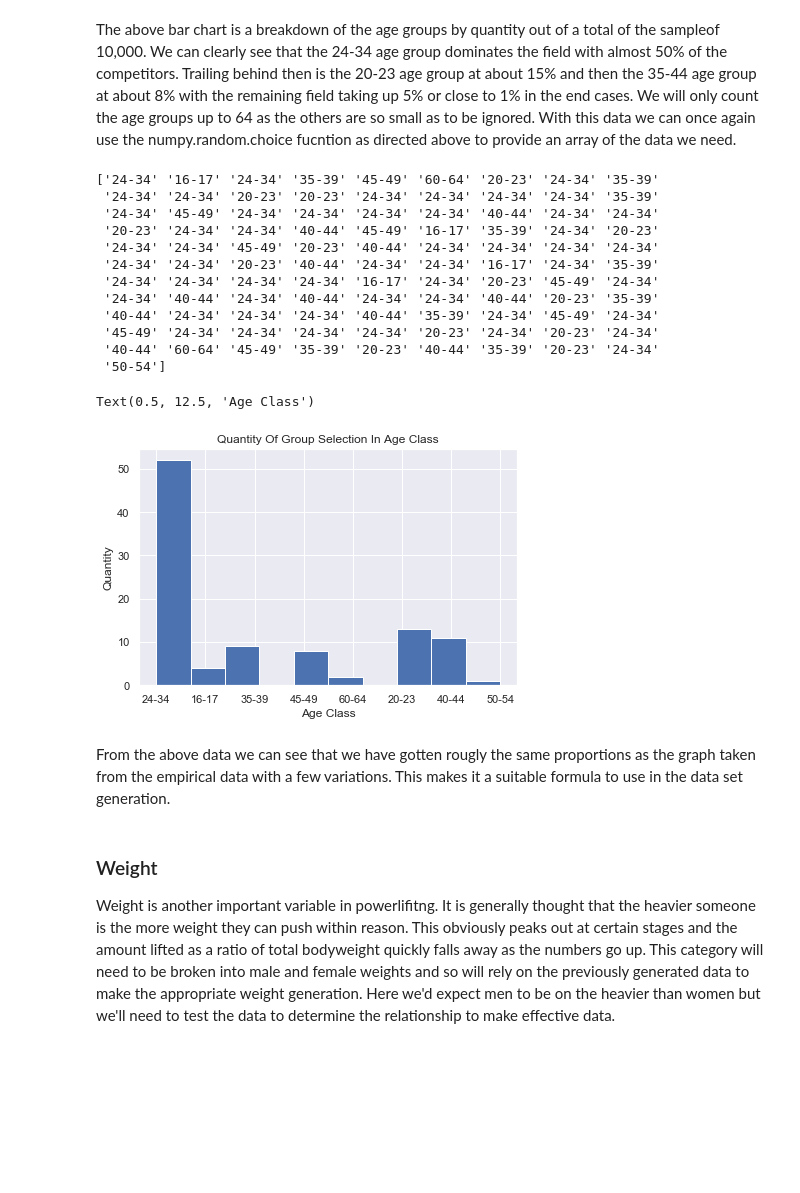
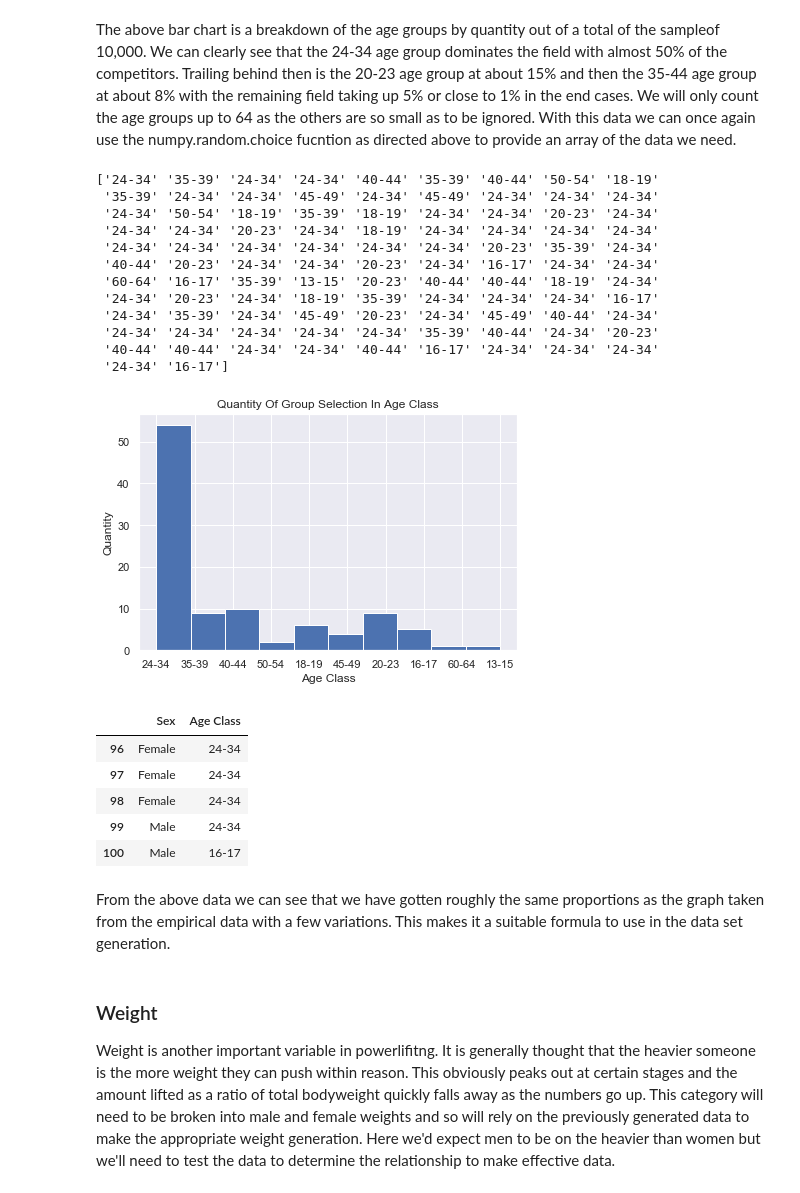
Before and after one commit to IanWafer/Programming-Project, a Jupyter notebook: Simulated Real World Phenomenon.ipynb, the cells around one changed output. Saved outputs shown, nothing was run; the diff lists cells and outputs as text; code cells hidden in the pictures; blank space fills up the shorter version.

```diff
--- a/Simulated Real World Phenomenon.ipynb
+++ b/Simulated Real World Phenomenon.ipynb
@@ -44,8 +44,15 @@ First we'll look at the sex of the dataset required. From the source listed we c
 # %%
 # Source of info https://www.ncbi.nlm.nih.gov/pubmed/28682930
 Sex = ['Male', 'Female']
-Sex = np.random.choice(Sex, 100, p=[0.63, 0.37])
+Sex = np.random.choice(Sex, 101, p=[0.63, 0.37])
 print(Sex)
 
 plt.hist(Sex)
+plt.title('Quantity Of Group Selection In Each Sex Group')
+plt.ylabel('Quantity')
+plt.xlabel('Sex')
+plt.show()
+
+NewDF = pd.DataFrame(Sex, columns=['Sex'])
+NewDF.tail()
 # %% [output]
@@ -127,32 +138,46 @@ The above bar chart is a breakdown of the age groups by quantity out of a total
 # %%
 # Use random.choice function with relation to the above functions to generate a sampling of ages in the dataset with the probabilities determined from the open powerlifting dataset used.
 
 Age = ['13-15', '16-17', '18-19', '20-23', '24-34', '35-39', '40-44', '45-49', '50-54', '55-59', '60-64']
-Age = np.random.choice(Age, 100, p=[0.01, 0.05, 0.05, 0.15, 0.5, 0.08, 0.08, 0.05, 0.01, 0.01, 0.01])
+Age = np.random.choice(Age, 101, p=[0.01, 0.05, 0.05, 0.15, 0.5, 0.08, 0.08, 0.05, 0.01, 0.01, 0.01])
 print(Age)
 
 plt.hist(Age)
 plt.tight_layout()
 plt.title('Quantity Of Group Selection In Age Class')
 plt.ylabel('Quantity')
 plt.xlabel('Age Class')
+plt.show()
+
+# Insert new column onto newly created dataframe labeled Age Class with the results of the above random generation
+
+NewDF.insert(1, 'Age Class', Age, True)
+
+# Check dataframe
+
+NewDF.tail()
 # %% [output]
-['24-34' '16-17' '24-34' '35-39' '45-49' '60-64' '20-23' '24-34' '35-39'
- '24-34' '24-34' '20-23' '20-23' '24-34' '24-34' '24-34' '24-34' '35-39'
- '24-34' '45-49' '24-34' '24-34' '24-34' '24-34' '40-44' '24-34' '24-34'
- '20-23' '24-34' '24-34' '40-44' '45-49' '16-17' '35-39' '24-34' '20-23'
- '24-34' '24-34' '45-49' '20-23' '40-44' '24-34' '24-34' '24-34' '24-34'
- '24-34' '24-34' '20-23' '40-44' '24-34' '24-34' '16-17' '24-34' '35-39'
- '24-34' '24-34' '24-34' '24-34' '16-17' '24-34' '20-23' '45-49' '24-34'
- '24-34' '40-44' '24-34' '40-44' '24-34' '24-34' '40-44' '20-23' '35-39'
- '40-44' '24-34' '24-34' '24-34' '40-44' '35-39' '24-34' '45-49' '24-34'
- '45-49' '24-34' '24-34' '24-34' '24-34' '20-23' '24-34' '20-23' '24-34'
- '40-44' '60-64' '45-49' '35-39' '20-23' '40-44' '35-39' '20-23' '24-34'
- '50-54']
+['24-34' '35-39' '24-34' '24-34' '40-44' '35-39' '40-44' '50-54' '18-19'
+ '35-39' '24-34' '24-34' '45-49' '24-34' '45-49' '24-34' '24-34' '24-34'
+ '24-34' '50-54' '18-19' '35-39' '18-19' '24-34' '24-34' '20-23' '24-34'
+ '24-34' '24-34' '20-23' '24-34' '18-19' '24-34' '24-34' '24-34' '24-34'
+ '24-34' '24-34' '24-34' '24-34' '24-34' '24-34' '20-23' '35-39' '24-34'
+ '40-44' '20-23' '24-34' '24-34' '20-23' '24-34' '16-17' '24-34' '24-34'
+ '60-64' '16-17' '35-39' '13-15' '20-23' '40-44' '40-44' '18-19' '24-34'
+ '24-34' '20-23' '24-34' '18-19' '35-39' '24-34' '24-34' '24-34' '16-17'
+ '24-34' '35-39' '24-34' '45-49' '20-23' '24-34' '45-49' '40-44' '24-34'
+ '24-34' '24-34' '24-34' '24-34' '24-34' '35-39' '40-44' '24-34' '20-23'
+ '40-44' '40-44' '24-34' '24-34' '40-44' '16-17' '24-34' '24-34' '24-34'
+ '24-34' '16-17']
-Text(0.5, 12.5, 'Age Class')
-[figure, old version]
+[figure, new version]
+|  | Sex | Age Class |
+| 96 | Female | 24-34 |
+| 97 | Female | 24-34 |
+| 98 | Female | 24-34 |
+| 99 | Male | 24-34 |
+| 100 | Male | 16-17 |
 # %% [markdown]
-From the above data we can see that we have gotten rougly the same proportions as the graph taken from the empirical data with a few variations. This makes it a suitable formula to use in the data set generation.
+From the above data we can see that we have gotten roughly the same proportions as the graph taken from the empirical data with a few variations. This makes it a suitable formula to use in the data set generation.
 # %% [markdown]
 ### Weight
 
```
Also changed, not shown: parts of 12 cells of this notebook.
